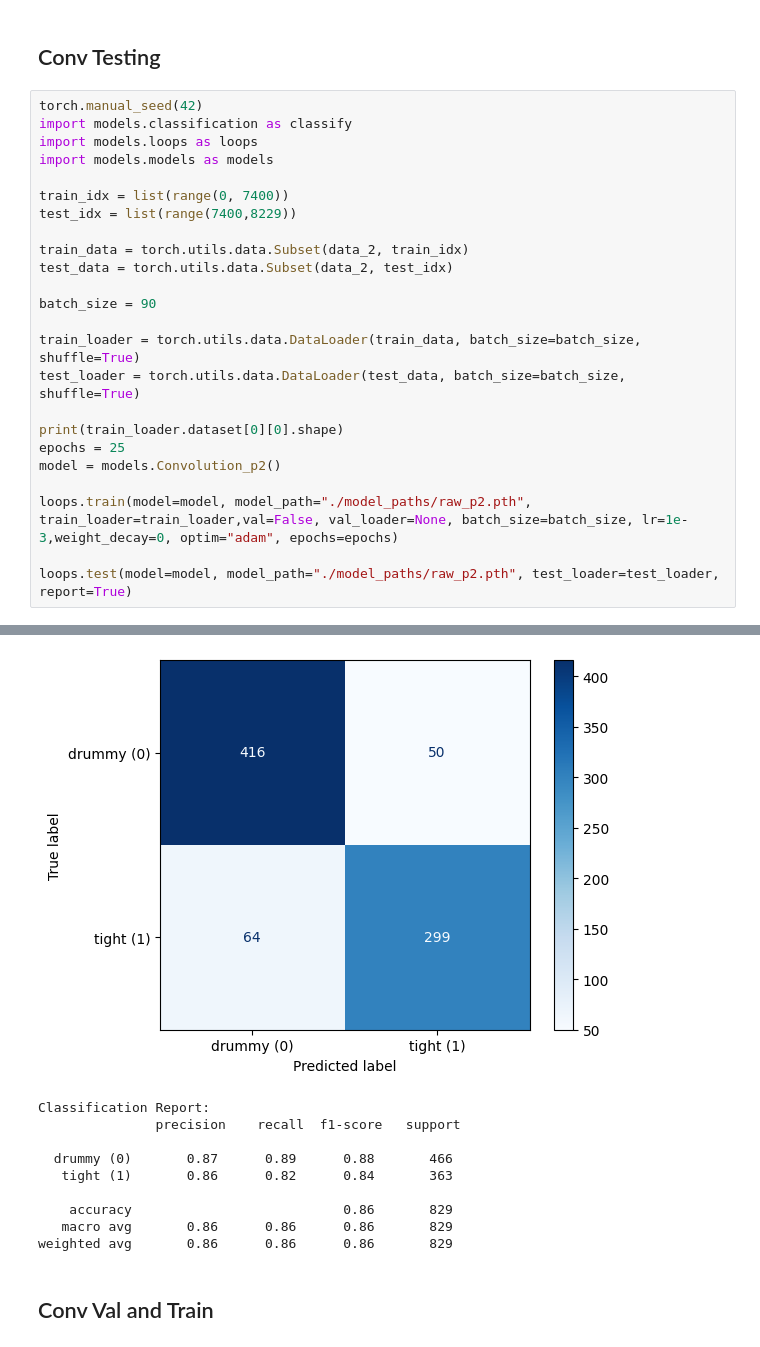
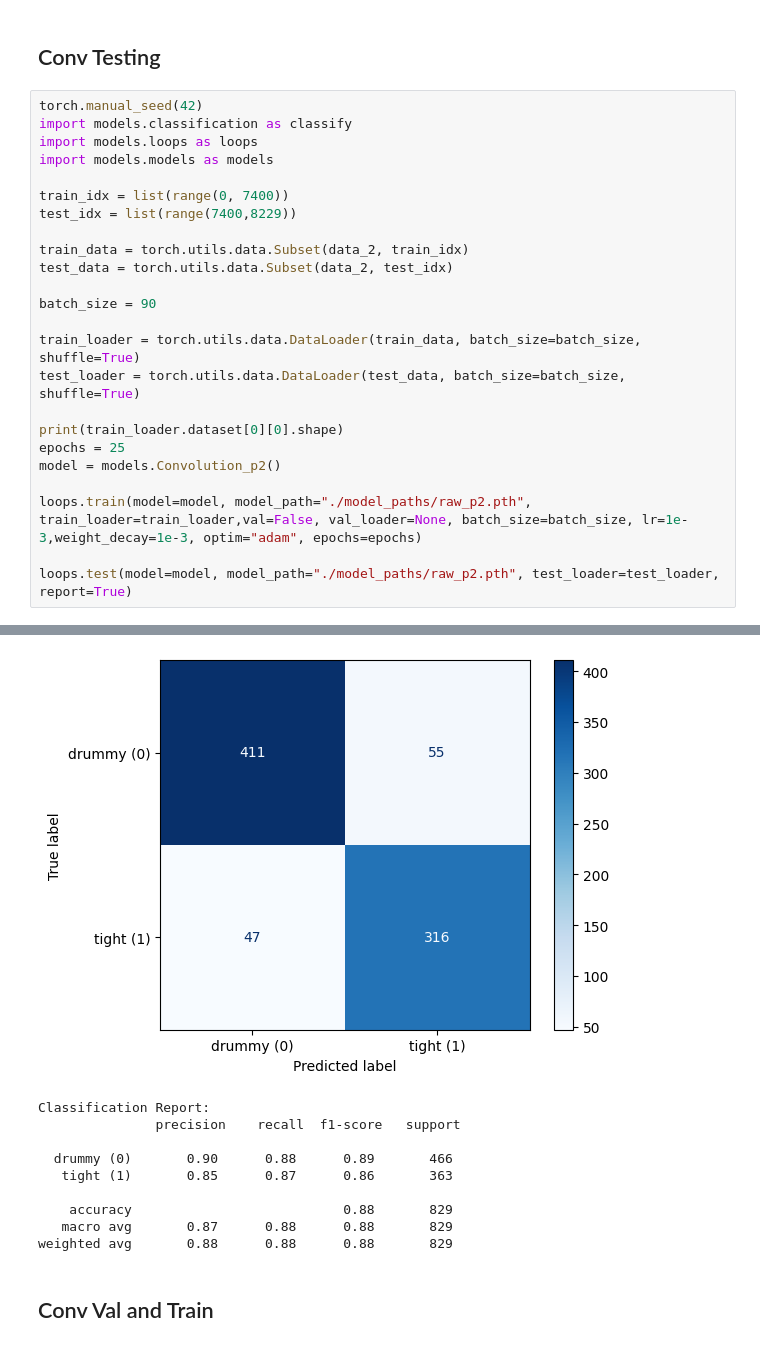
Before and after one commit to kanwarSINGH03/acoustic_signal_classification, a Jupyter notebook: evaluation/conv_p2.ipynb, the cells around one changed output, grey strips where cells are left out. Cells and saved outputs as stored; diff of their text form.

```diff
--- a/evaluation/conv_p2.ipynb
+++ b/evaluation/conv_p2.ipynb
@@ -102,7 +102,7 @@ print(train_loader.dataset[0][0].shape)
 epochs = 25
 model = models.Convolution_p2()
 
-loops.train(model=model, model_path="./model_paths/raw_p2.pth", train_loader=train_loader,val=False, val_loader=None, batch_size=batch_size, lr=1e-3,weight_decay=0, optim="adam", epochs=epochs)
+loops.train(model=model, model_path="./model_paths/raw_p2.pth", train_loader=train_loader,val=False, val_loader=None, batch_size=batch_size, lr=1e-3,weight_decay=1e-3, optim="adam", epochs=epochs)
 
 loops.test(model=model, model_path="./model_paths/raw_p2.pth", test_loader=test_loader, report=True)
 # %% [output]
@@ -126,13 +126,13 @@ Test accuracy: 0.8625
-[figure, old version]
+[figure, new version]
 Classification Report:
                precision    recall  f1-score   support
 
-  drummy (0)       0.87      0.89      0.88       466
-   tight (1)       0.86      0.82      0.84       363
+  drummy (0)       0.90      0.88      0.89       466
+   tight (1)       0.85      0.87      0.86       363
 
-    accuracy                           0.86       829
-   macro avg       0.86      0.86      0.86       829
-weighted avg       0.86      0.86      0.86       829
+    accuracy                           0.88       829
+   macro avg       0.87      0.88      0.88       829
+weighted avg       0.88      0.88      0.88       829
 # %% [markdown]
 ## Conv Val and Train
 # %%
```
Also changed, not shown: parts of 2 cells of this notebook, 2 other files.
